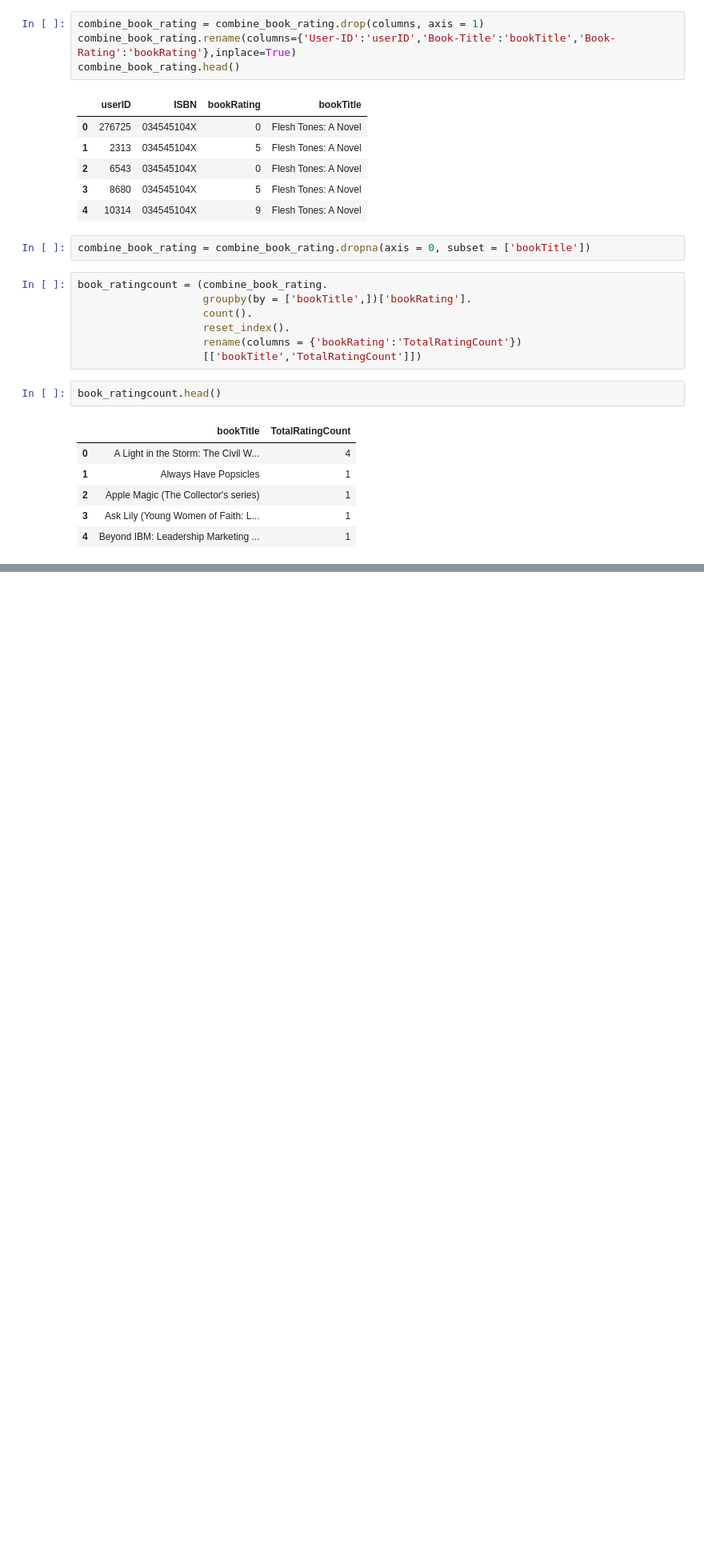
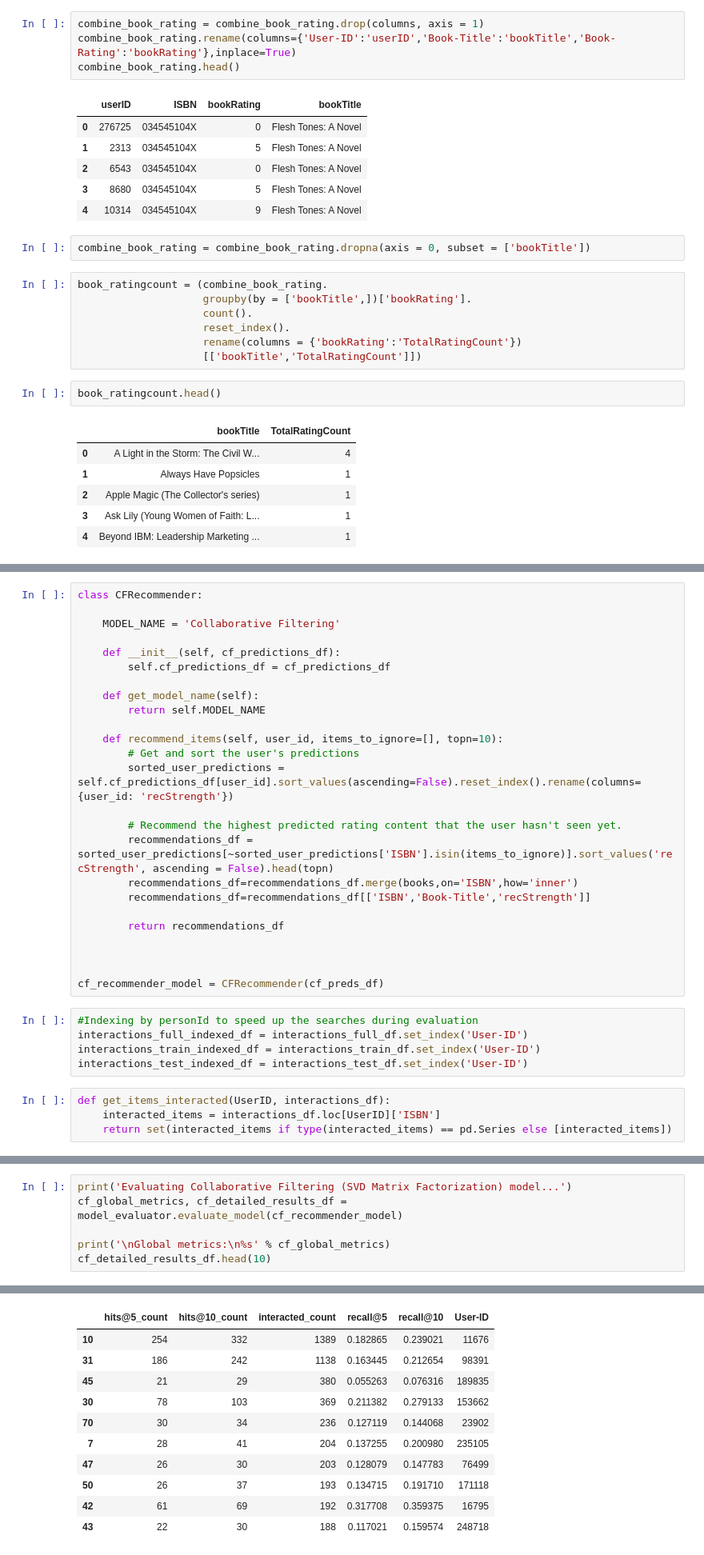
Before and after one commit to Sharath2021/Book-Recommendation-System, a Jupyter notebook: Book_Recommendation_System.ipynb, the cells around one changed output, grey strips where cells are left out. Shown at 80% size. Saved outputs shown, nothing was run; the diff lists cells and outputs as text; blank space fills up the shorter version.

```diff
--- a/Book_Recommendation_System.ipynb
+++ b/Book_Recommendation_System.ipynb
@@ -805,0 +1129,34 @@ book_ratingcount.head()
+# %%
+class CFRecommender:
+
+    MODEL_NAME = 'Collaborative Filtering'
+
+    def __init__(self, cf_predictions_df):
+        self.cf_predictions_df = cf_predictions_df
+
+    def get_model_name(self):
+        return self.MODEL_NAME
+
+    def recommend_items(self, user_id, items_to_ignore=[], topn=10):
+        # Get and sort the user's predictions
+        sorted_user_predictions = self.cf_predictions_df[user_id].sort_values(ascending=False).reset_index().rename(columns={user_id: 'recStrength'})
+
+        # Recommend the highest predicted rating content that the user hasn't seen yet.
+        recommendations_df = sorted_user_predictions[~sorted_user_predictions['ISBN'].isin(items_to_ignore)].sort_values('recStrength', ascending = False).head(topn)
+        recommendations_df=recommendations_df.merge(books,on='ISBN',how='inner')
+        recommendations_df=recommendations_df[['ISBN','Book-Title','recStrength']]
+
+        return recommendations_df
+
+
+
+cf_recommender_model = CFRecommender(cf_preds_df)
+# %%
+#Indexing by personId to speed up the searches during evaluation
+interactions_full_indexed_df = interactions_full_df.set_index('User-ID')
+interactions_train_indexed_df = interactions_train_df.set_index('User-ID')
+interactions_test_indexed_df = interactions_test_df.set_index('User-ID')
+# %%
+def get_items_interacted(UserID, interactions_df):
+    interacted_items = interactions_df.loc[UserID]['ISBN']
+    return set(interacted_items if type(interacted_items) == pd.Series else [interacted_items])
@@ -805,0 +1331,7 @@ book_ratingcount.head()
+# %%
+print('Evaluating Collaborative Filtering (SVD Matrix Factorization) model...')
+cf_global_metrics, cf_detailed_results_df = model_evaluator.evaluate_model(cf_recommender_model)
+
+print('\nGlobal metrics:\n%s' % cf_global_metrics)
+cf_detailed_results_df.head(10)
+# %% [output]
@@ -805,0 +1343,11 @@ book_ratingcount.head()
+|  | hits@5_count | hits@10_count | interacted_count | recall@5 | recall@10 | User-ID |
+| 10 | 254 | 332 | 1389 | 0.182865 | 0.239021 | 11676 |
+| 31 | 186 | 242 | 1138 | 0.163445 | 0.212654 | 98391 |
+| 45 | 21 | 29 | 380 | 0.055263 | 0.076316 | 189835 |
+| 30 | 78 | 103 | 369 | 0.211382 | 0.279133 | 153662 |
+| 70 | 30 | 34 | 236 | 0.127119 | 0.144068 | 23902 |
+| 7 | 28 | 41 | 204 | 0.137255 | 0.200980 | 235105 |
+| 47 | 26 | 30 | 203 | 0.128079 | 0.147783 | 76499 |
+| 50 | 26 | 37 | 193 | 0.134715 | 0.191710 | 171118 |
+| 42 | 61 | 69 | 192 | 0.317708 | 0.359375 | 16795 |
+| 43 | 22 | 30 | 188 | 0.117021 | 0.159574 | 248718 |
```
Also changed, not shown: parts of 60 cells of this notebook.
